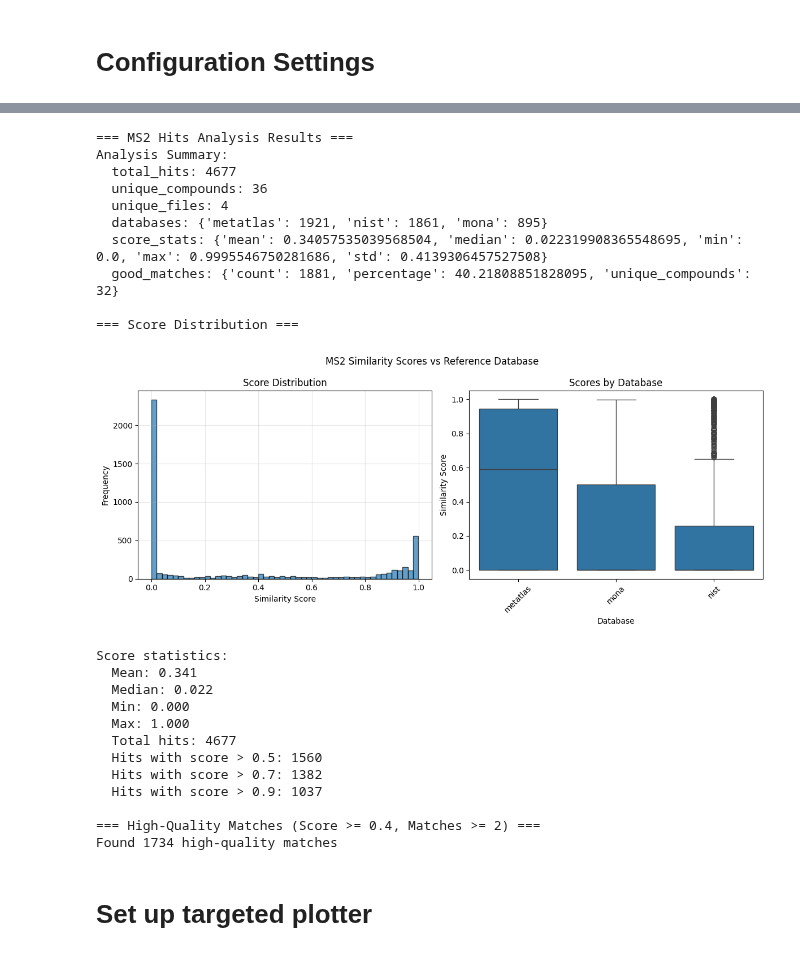
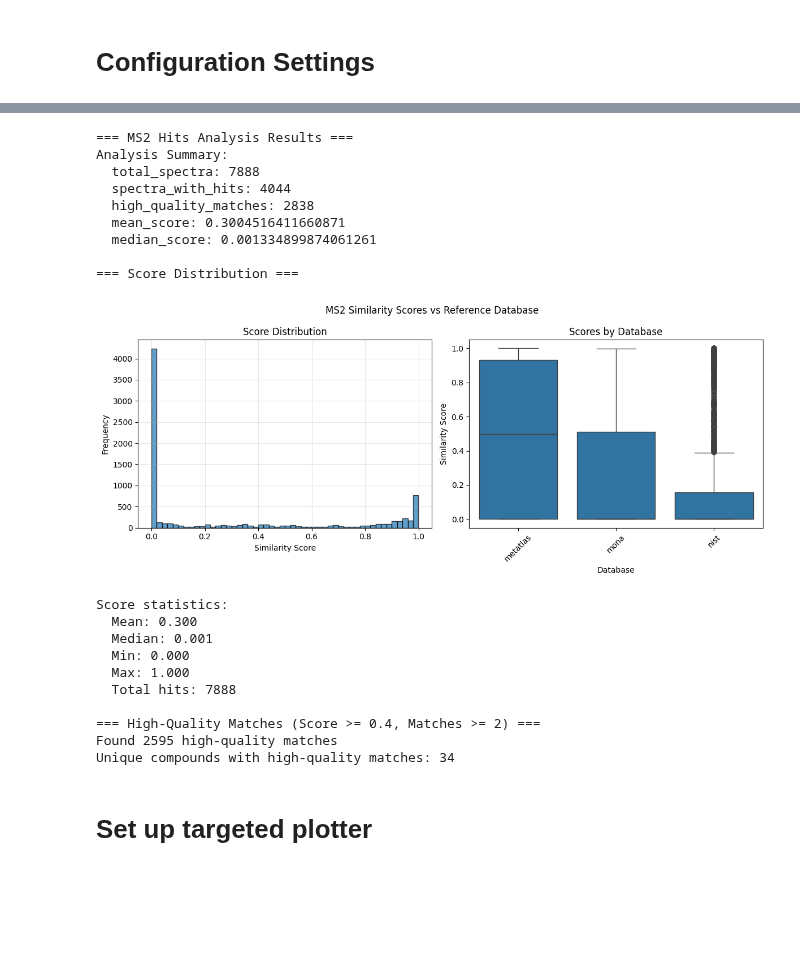
Before and after one commit to bkieft-usa/metatlas2, a Jupyter notebook: notebooks/Targeted_Analysis.ipynb, the cells around one changed output, grey strips where cells are left out. Saved outputs shown, nothing was run; the diff lists cells and outputs as text; code cells hidden in the pictures; blank space fills up the shorter version.

Commit message:
Complete proejcts database transition, add new targeted features

```diff
--- a/notebooks/Targeted_Analysis.ipynb
+++ b/notebooks/Targeted_Analysis.ipynb
@@ -384,0 +89,13 @@ Matches by database:
+# %%
+try:
+    atlas_df_ft, eics, ms2_data_with_hits, ms2_hits = ta.run_targeted_analysis_workflow(
+        project_db_path=str(PROJECT_DB_PATH),
+        main_db_path=str(METATLAS_DB_PATH),
+        target_atlas_uid=TARGET_ATLAS_UID,
+        msms_refs_path=str(MSMS_REFS_PATH),
+        default_mz_tolerance=DEFAULT_MZ_TOLERANCE_PPM,
+        rt_window_expansion=RT_WINDOW_EXPANSION
+    )
+    print("\nWorkflow completed successfully!")
+except Exception as e:
+    print(f"Error in workflow: {e}")
@@ -385,60 +141,49 @@ Matches by database:
 # %%
 if not ms2_hits.empty:
     print("=== MS2 Hits Analysis Results ===")
 
     # Analyze the results
-    analysis = analyze_ms2_hits_results(ms2_hits, min_score=0.3, min_matches=2)
+    analysis = ta.analyze_ms2_hits_results(ms2_hits, min_score=0.3, min_matches=2)
 
     print(f"Analysis Summary:")
     for key, value in analysis.items():
-        if key != 'top_matches_per_compound':
-            print(f"  {key}: {value}")
+        print(f"  {key}: {value}")
 
     # Plot score distribution
     print(f"\n=== Score Distribution ===")
-    plot_ms2_score_distribution(ms2_hits, "MS2 Similarity Scores vs Reference Database")
+    ta.plot_ms2_score_distribution(ms2_hits, "MS2 Similarity Scores vs Reference Database")
 
-    # Filter high-quality matches
+    # Show high-quality matches summary
     print(f"\n=== High-Quality Matches (Score >= 0.4, Matches >= 2) ===")
-    high_quality_hits = filter_ms2_hits(ms2_hits, min_score=0.4, min_matches=2)
+    high_quality_hits = ta.filter_ms2_hits(ms2_hits, min_score=0.4, min_matches=2)
 
     if not high_quality_hits.empty:
         print(f"Found {len(high_quality_hits)} high-quality matches")
-        high_quality_hits_dict = {
-            file_name: group.set_index(['id'])
-            for file_name, group in high_quality_hits.reset_index().groupby('file_name')
-        }
-        ms2_data_with_hits = combine_ms2_data_and_hits(ms2_data, high_quality_hits_dict)
+        print(f"Unique compounds with high-quality matches: {high_quality_hits['inchi_key'].nunique()}")
     else:
         print("No high-quality matches found")
-        high_quality_hits_dict = {}
-
 else:
-    print("No MS2 hits data available. Please run the MS2 analysis first.")
-    print("Make sure your ms2_data contains spectra and the reference database is loaded.")
+    print("No MS2 hits data available for analysis")
 # %% [output]
 === MS2 Hits Analysis Results ===
 Analysis Summary:
-  total_hits: 4677
-  unique_compounds: 36
-  unique_files: 4
-  databases: {'metatlas': 1921, 'nist': 1861, 'mona': 895}
-  score_stats: {'mean': 0.34057535039568504, 'median': 0.022319908365548695, 'min': 0.0, 'max': 0.9995546750281686, 'std': 0.4139306457527508}
-  good_matches: {'count': 1881, 'percentage': 40.21808851828095, 'unique_compounds': 32}
+  total_spectra: 7888
+  spectra_with_hits: 4044
+  high_quality_matches: 2838
+  mean_score: 0.3004516411660871
+  median_score: 0.001334899874061261
 
 === Score Distribution ===
-[figure, old version]
+[figure, new version]
 Score statistics:
-  Mean: 0.341
-  Median: 0.022
+  Mean: 0.300
+  Median: 0.001
   Min: 0.000
   Max: 1.000
-  Total hits: 4677
-  Hits with score > 0.5: 1560
-  Hits with score > 0.7: 1382
-  Hits with score > 0.9: 1037
+  Total hits: 7888
 
 === High-Quality Matches (Score >= 0.4, Matches >= 2) ===
-Found 1734 high-quality matches
+Found 2595 high-quality matches
+Unique compounds with high-quality matches: 34
 # %% [markdown]
 # Set up targeted plotter
```
Also changed, not shown: parts of 19 cells of this notebook, 7 other files.
